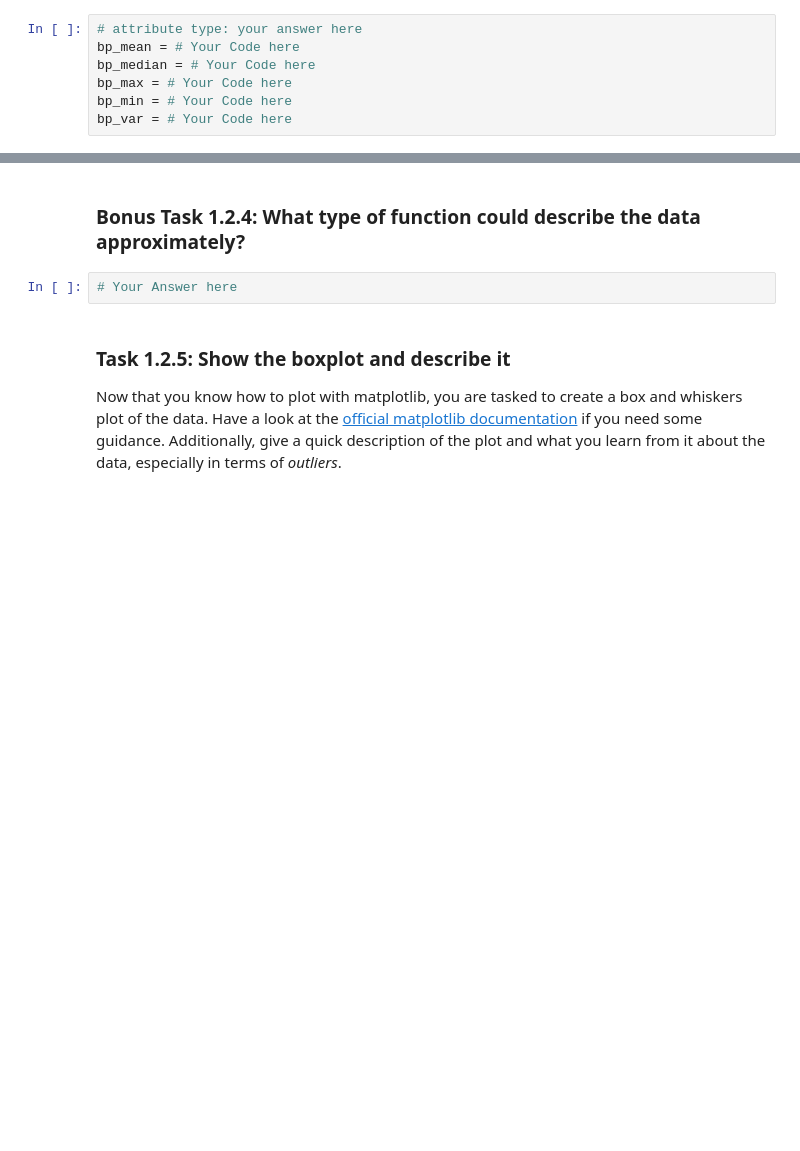
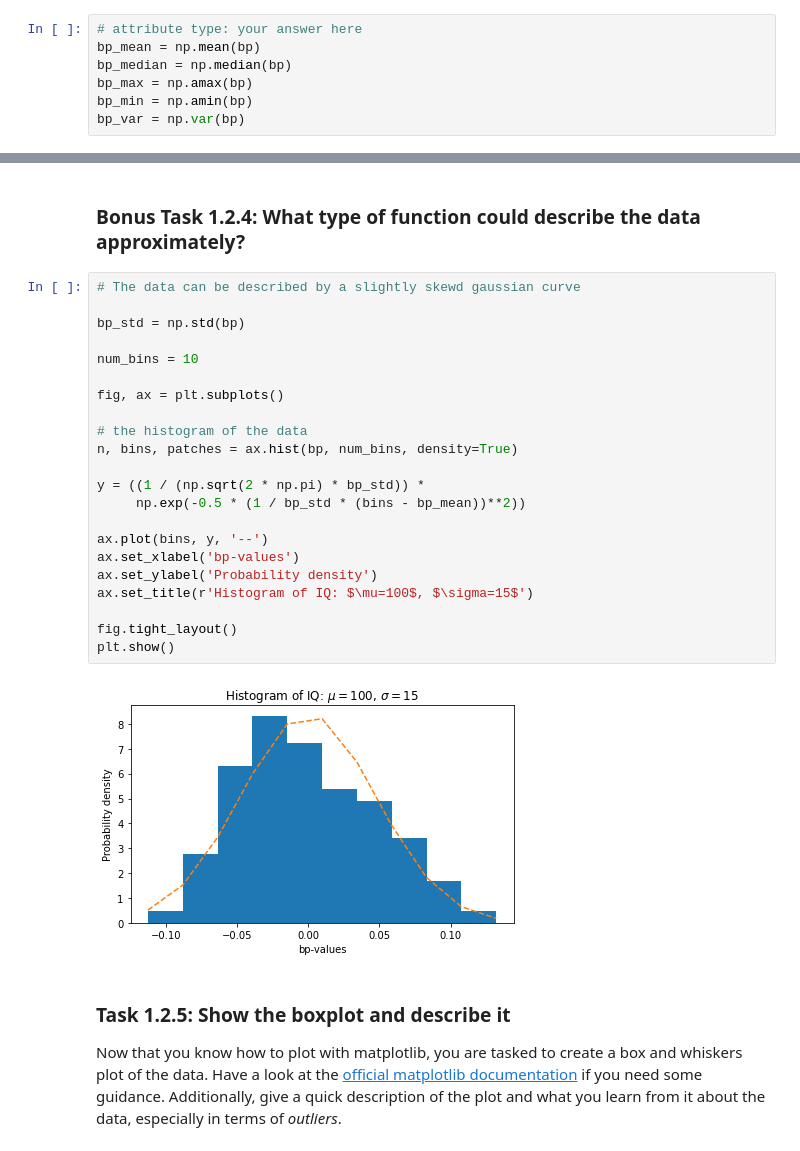
Before and after one commit to JakobSachs/DAIS2022, a Jupyter notebook: A02 - Plotting Correlation Regression/PlottingCorrelation.ipynb, the cells around one changed output, grey strips where cells are left out. Saved outputs shown, nothing was run; the diff lists cells and outputs as text; blank space fills up the shorter version.

```diff
--- a/A02 - Plotting Correlation Regression/PlottingCorrelation.ipynb
+++ b/A02 - Plotting Correlation Regression/PlottingCorrelation.ipynb
@@ -60,11 +99,11 @@ Use the skills you learnt in the lecture and the last assignment (and `numpy`),
 _Note that the data of this ready-to-use dataset have been already mean centered and scaled proportional to standard deviation. However, extracting the common properties like mean, median etc. helps you to have a good first impression of the data._)
 # %%
 # attribute type: your answer here
-bp_mean = # Your Code here
-bp_median = # Your Code here
-bp_max = # Your Code here
-bp_min = # Your Code here
-bp_var = # Your Code here
+bp_mean = np.mean(bp)
+bp_median = np.median(bp)
+bp_max = np.amax(bp)
+bp_min = np.amin(bp)
+bp_var = np.var(bp)
 # %% [markdown]
 ### Task 1.2.3: Show the distribution
 Now, we are interested in the distribution of blood pressure in diabetes patients and therefore want to sort patients' blood pressure data into "buckets" in a histogram.
@@ -80,7 +133,29 @@ plt.show()
 # %% [markdown]
 ### Bonus Task 1.2.4: What type of function could describe the data approximately?
 # %%
-# Your Answer here
+# The data can be described by a slightly skewd gaussian curve
+
+bp_std = np.std(bp)
+
+num_bins = 10
+
+fig, ax = plt.subplots()
+
+# the histogram of the data
+n, bins, patches = ax.hist(bp, num_bins, density=True)
+
+y = ((1 / (np.sqrt(2 * np.pi) * bp_std)) *
+     np.exp(-0.5 * (1 / bp_std * (bins - bp_mean))**2))
+
+ax.plot(bins, y, '--')
+ax.set_xlabel('bp-values')
+ax.set_ylabel('Probability density')
+ax.set_title(r'Histogram of IQ: $\mu=100$, $\sigma=15$')
+
+fig.tight_layout()
+plt.show()
+# %% [output]
+[figure, added]
 # %% [markdown]
 ### Task 1.2.5: Show the boxplot and describe it
 Now that you know how to plot with matplotlib, you are tasked to create a box and whiskers plot of the data. Have a look at the [official matplotlib documentation](https://matplotlib.org/stable/api/_as_gen/matplotlib.pyplot.boxplot.html) if you need some guidance. Additionally, give a quick description of the plot and what you learn from it about the data, especially in terms of _outliers_.
```
Also changed, not shown: parts of 17 cells of this notebook, 1 other file.
